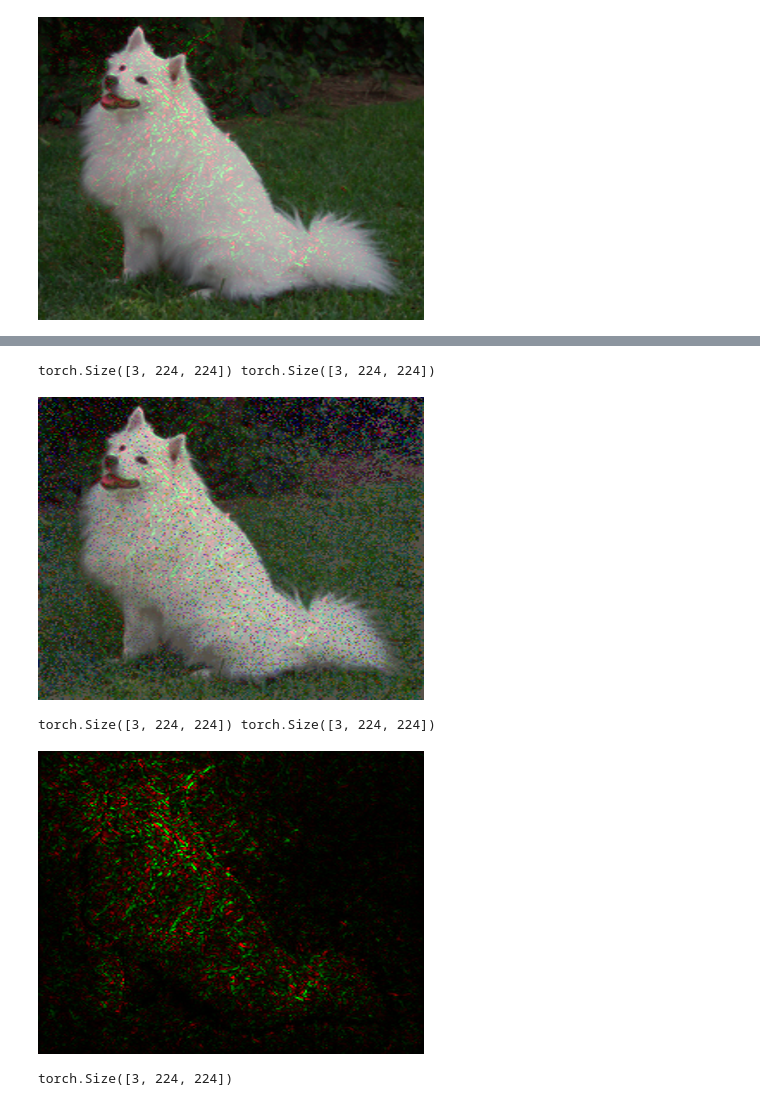
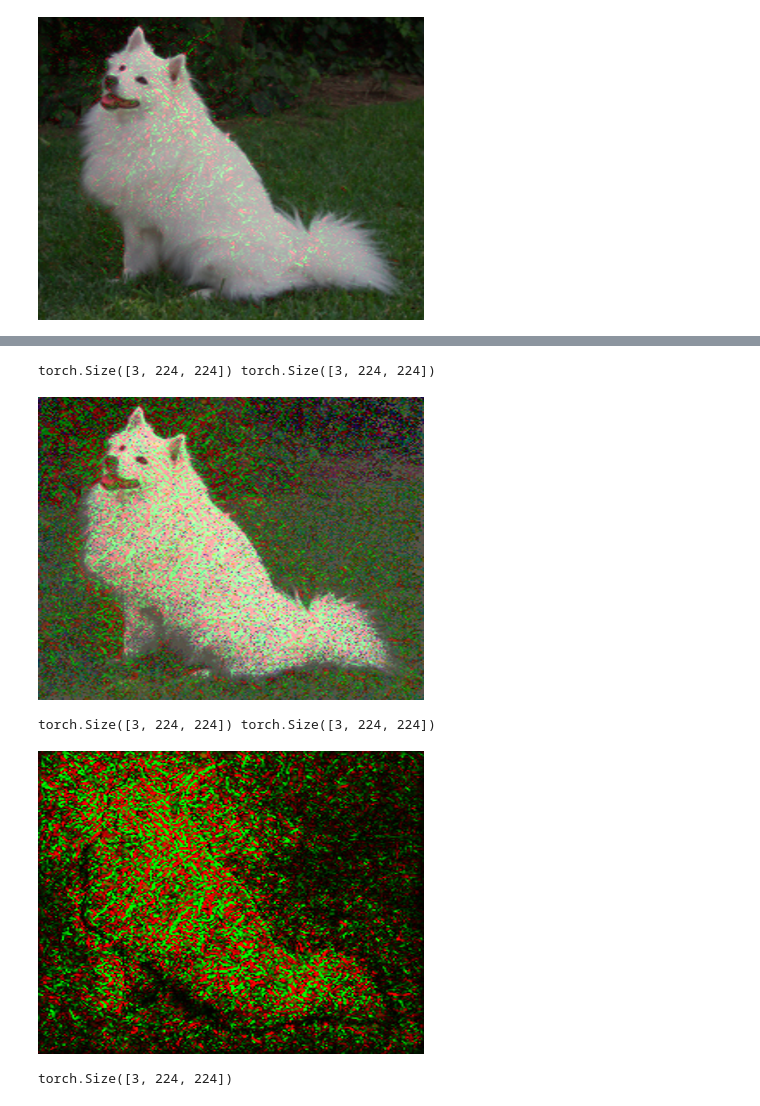
Before and after one commit to wenth1021/feature-importance-cv, a Jupyter notebook: integrated_gradients.ipynb, the cells around one changed output, grey strips where cells are left out. Cells and saved outputs as stored; diff of their text form; code cells hidden in the pictures.

Commit message:
normalize gradients

```diff
--- a/integrated_gradients.ipynb
+++ b/integrated_gradients.ipynb
@@ -168,8 +183,9 @@ pil_image(Visualize(
 # %%
 explanation = integrated_gradients[0]
+explanation = (explanation - torch.mean(explanation))/torch.std(explanation, unbiased=False)
 input_image_w_gradient = input_image.clone()
 print(input_image.shape, explanation.shape)
-input_image_w_gradient[abs(explanation) < 10e-6] = 0
+input_image_w_gradient[abs(explanation) < 0.1] = 0
 
 
 pil_image(Visualize(
@@ -180,22 +196,23 @@ pil_image(Visualize(
     overlay=True)).resize((v//4 for v in image.size))
 # %% [output]
 torch.Size([3, 224, 224]) torch.Size([3, 224, 224])
-[figure, old version]
+[figure, new version]
 # %%
 explanation = integrated_gradients[0]
 input_image_w_gradient = input_image.clone()
 print(input_image.shape, explanation.shape)
-input_image_w_gradient[abs(explanation) < 10e-6] = 0
+explanation = (explanation - torch.mean(explanation))/torch.std(explanation, unbiased=False)
+input_image_w_gradient[abs(explanation) < 0.1] = 0
 
 pil_image(Visualize(
     *prepare_plots(explanation, input_image_w_gradient),
     polarity="both",
     clip_above_percentile=99,
     clip_below_percentile=0,
     overlay=False)).resize((v//4 for v in image.size))
 # %% [output]
 torch.Size([3, 224, 224]) torch.Size([3, 224, 224])
-[figure, old version]
+[figure, new version]
 # %%
 def predict(image):
     output = model(image)
```
Also changed, not shown: parts of 3 cells of this notebook.
